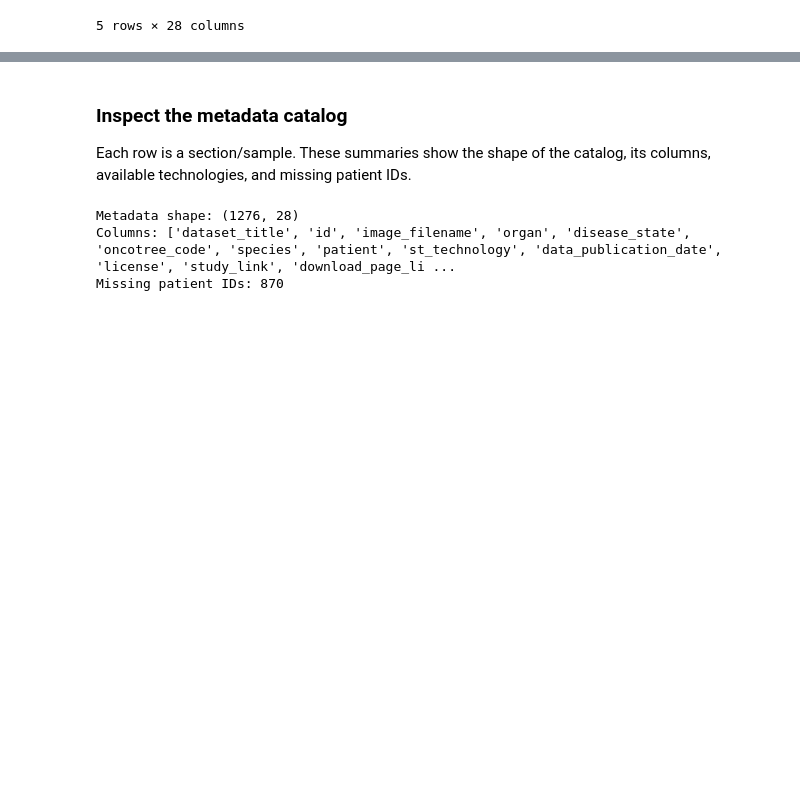
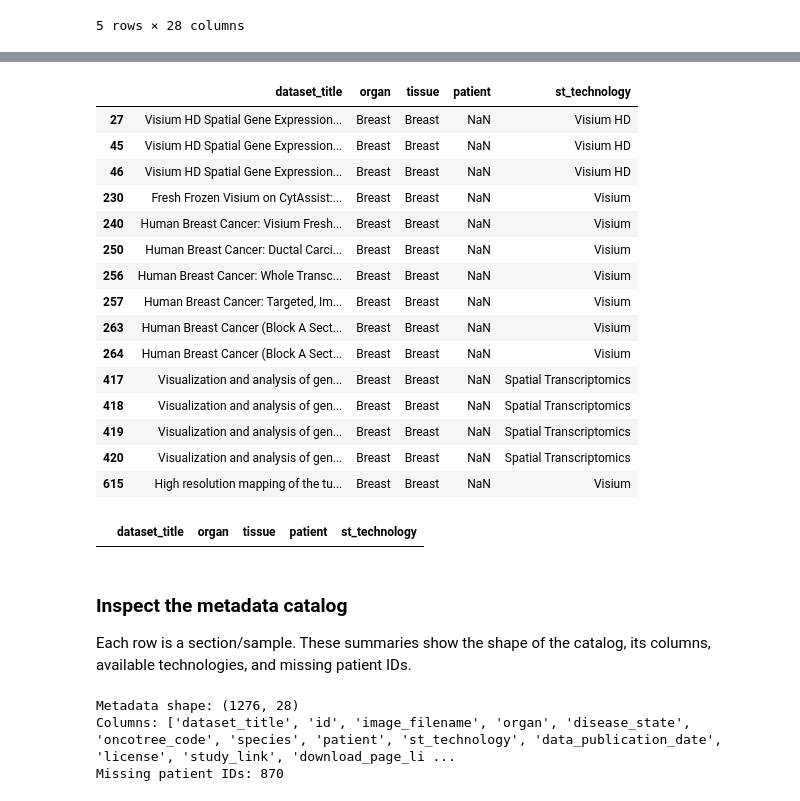
Before and after one commit to Accord985/Hist2ST, a Jupyter notebook: notebooks/onbd_01_data_preparation.ipynb, the cells around one changed output, grey strips where cells are left out. Saved outputs shown, nothing was run; the diff lists cells and outputs as text; code cells hidden in the pictures; blank space fills up the shorter version.

```diff
--- a/notebooks/onbd_01_data_preparation.ipynb
+++ b/notebooks/onbd_01_data_preparation.ipynb
@@ -110,3 +130,28 @@ Patients in our study: 23
+# %%
+display(metadata.loc[((metadata["organ"] == "Breast") | (metadata["tissue"] == "Breast")) & (metadata["patient"].isna()),
+                     ["dataset_title", "organ", "tissue", "patient", "st_technology"]])
+# %% [output]
+|  | dataset_title | organ | tissue | patient | st_technology |
+| 27 | Visium HD Spatial Gene Expression... | Breast | Breast | NaN | Visium HD |
+| 45 | Visium HD Spatial Gene Expression... | Breast | Breast | NaN | Visium HD |
+| 46 | Visium HD Spatial Gene Expression... | Breast | Breast | NaN | Visium HD |
+| 230 | Fresh Frozen Visium on CytAssist:... | Breast | Breast | NaN | Visium |
+| 240 | Human Breast Cancer: Visium Fresh... | Breast | Breast | NaN | Visium |
+| 250 | Human Breast Cancer: Ductal Carci... | Breast | Breast | NaN | Visium |
+| 256 | Human Breast Cancer: Whole Transc... | Breast | Breast | NaN | Visium |
+| 257 | Human Breast Cancer: Targeted, Im... | Breast | Breast | NaN | Visium |
+| 263 | Human Breast Cancer (Block A Sect... | Breast | Breast | NaN | Visium |
+| 264 | Human Breast Cancer (Block A Sect... | Breast | Breast | NaN | Visium |
+| 417 | Visualization and analysis of gen... | Breast | Breast | NaN | Spatial Transcriptomics |
+| 418 | Visualization and analysis of gen... | Breast | Breast | NaN | Spatial Transcriptomics |
+| 419 | Visualization and analysis of gen... | Breast | Breast | NaN | Spatial Transcriptomics |
+| 420 | Visualization and analysis of gen... | Breast | Breast | NaN | Spatial Transcriptomics |
+| 615 | High resolution mapping of the tu... | Breast | Breast | NaN | Visium |
+# %%
+display(metadata.loc[(metadata["organ"] != metadata["tissue"]) & ((metadata["patient"] == "Breast") | (metadata["tissue"] == "Breast")),
+                     ["dataset_title", "organ", "tissue", "patient", "st_technology"]])
+# %% [output]
+|  | dataset_title | organ | tissue | patient | st_technology |
 # %% [markdown]
 ### Inspect the metadata catalog
 Each row is a section/sample. These summaries show the shape of the catalog, its columns, available technologies, and missing patient IDs.
```
Also changed, not shown: parts of 1 cell of this notebook, 1 other file.
